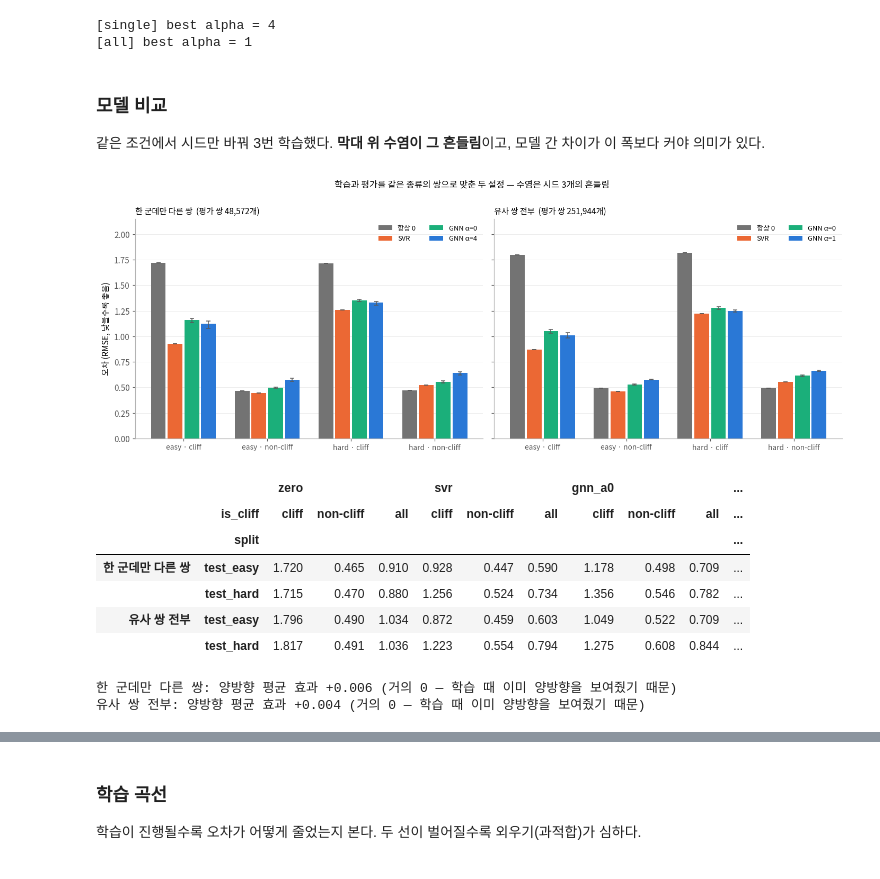
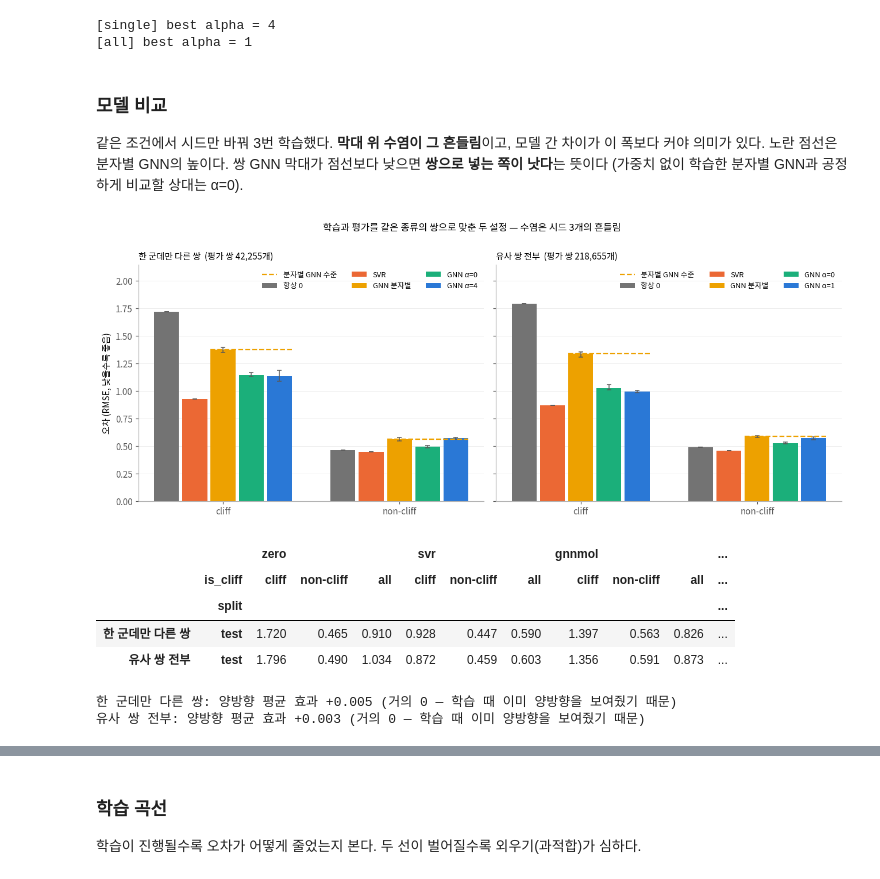
Before and after one commit to dlrudgms1234-commits/capstone, a Jupyter notebook: ac_pipeline.ipynb, the cells around one changed output, grey strips where cells are left out. Saved outputs shown, nothing was run; the diff lists cells and outputs as text; code cells hidden in the pictures.

```diff
--- a/ac_pipeline.ipynb
+++ b/ac_pipeline.ipynb
@@ -275,6 +285,6 @@ print(f'쌍 {len(pairs):,}개  |  cliff {pairs.is_cliff.sum():,}개 ({pairs.is_c
 # %%
 def sim_pairs(target):
-    """유사도 조건만 만족하는 쌍 전부 (모든 난이도). 공통 구조 계산이 없어 지문 비교만 하면 된다"""
+    """유사도 조건만 만족하는 쌍 전부 (모든 split 조합). 공통 구조 계산이 없어 지문 비교만 하면 된다"""
     path = f'{PAIRS}/{target}_simall.pkl'
     if os.path.exists(path):
         return pd.read_pickle(path)
@@ -294,7 +304,7 @@ def sim_pairs(target):
 
 # 한 군데만 다른 쌍의 편집 정보를 유사 쌍 표에 옮겨 붙인다
 info = pairs.set_index(['target', 'i', 'j'])[['edit', 'atoms_a', 'atoms_b']]
-pairs_all = pd.concat([sim_pairs(t).assign(target=t) for t in DEV_TARGETS], ignore_index=True) \
+pairs_all = keep_anchored(pd.concat([sim_pairs(t).assign(target=t) for t in DEV_TARGETS], ignore_index=True)) \
               .join(info, on=['target', 'i', 'j'])
 assert pairs_all.edit.notna().sum() == len(info), '한 군데만 다른 쌍은 모두 유사 쌍 안에 있어야 한다'
 pairs_all['edit'] = pairs_all.edit.fillna('multi')
@@ -373,12 +383,12 @@ for (r, kind), (ax_a, ax_b) in zip(rows, axes):
     ax_a.imshow(render_mol(a, ca, col)); ax_b.imshow(render_mol(b, cb, col))
     if kind == 'single':
         ax_a.set_title(f'A   단일 부위 · {r.edit}', loc='left', fontsize=9.5, color='#008300')
-        ax_b.set_title(f'B   학습 + 평가 모두 사용   |   Δ={r.delta:+.2f}', loc='left', fontsize=9.5, color='0.25')
+        ax_b.set_title(f'B   두 설정 모두에 들어감   |   Δ={r.delta:+.2f}', loc='left', fontsize=9.5, color='0.25')
     else:
         ax_a.set_title('A   multi · 바뀐 곳이 두 군데 이상', loc='left', fontsize=9.5, color='#e34948')
-        ax_b.set_title(f'B   학습에만 사용 (조각 벡터 0)   |   Δ={r.delta:+.2f}', loc='left', fontsize=9.5, color='0.25')
+        ax_b.set_title(f'B   유사 쌍 전부에만 (조각 벡터 0)   |   Δ={r.delta:+.2f}', loc='left', fontsize=9.5, color='0.25')
     for x in (ax_a, ax_b):
         x.axis('off')
-fig.suptitle('학습 쌍 확대 — 위 2쌍은 평가에도 쓰고, 아래 2쌍은 학습에만 쓴다', y=0.997, fontsize=11)
+fig.suptitle('두 설정의 차이: 위 2쌍은 두 설정 모두, 아래 2쌍은 "유사 쌍 전부"에만 포함', y=0.997, fontsize=11)
 fig.tight_layout(); plt.show()
 # %% [output]
@@ -412,7 +422,7 @@ def stacked(a_, idx, nc, cl, width=0.6):
 d = pairs.groupby(['split', 'is_cliff']).size().unstack(fill_value=0).reindex(SPLITS)
 stacked(ax[0, 0], SPLITS, d[False].values, d[True].values)
 ax[0, 0].legend(fontsize=8.5, frameon=False)
-ax[0, 0].set_title('평가 쌍의 난이도별 분포', loc='left', fontsize=10)
+ax[0, 0].set_title('쌍 split별 개수와 cliff 비율', loc='left', fontsize=10)
 
 e = pairs.groupby(['edit', 'is_cliff']).size().unstack(fill_value=0).sort_values(True, ascending=False)
 stacked(ax[0, 1], e.index, e[False].values, e[True].values, 0.55)
@@ -428,7 +438,7 @@ def ratio_bars(a_, g, xlabel, note=None, width=0.6):
     a_.yaxis.set_major_formatter(lambda v, _: f'{v:.0%}')
 
 ratio_bars(ax[1, 0], pairs.groupby('n_changed').is_cliff.agg(['size', 'mean']), '바뀐 원자 수')
-ax[1, 0].set_title('바뀐 원자가 많을수록 cliff가 되기 쉽다', loc='left', fontsize=10)
+ax[1, 0].set_title('바뀐 원자 수와 cliff 비율', loc='left', fontsize=10)
 
 rb = pd.cut(pairs.size_ratio, [0, 0.1, 0.2, 0.3, 1.0], labels=['≤10%', '10–20%', '20–30%', '>30%'])
 g = pairs.groupby(rb, observed=True).is_cliff.agg(['size', 'mean'])
@@ -436,7 +446,7 @@ ratio_bars(ax[1, 1], g, '치환기 / 분자 크기', width=0.55)
 ax[1, 1].axvline(1.5, color=MUTED, ls='--', lw=1.2)
 ax[1, 1].text(1.58, g['mean'].max() * 1.22, f'ACGCN의 20% 제한을 걸면\n{(pairs.size_ratio <= 0.2).mean():.0%}만 남는다 (쉬운 쪽에 치우침)',
               fontsize=8, color=MUTED, va='top')
-ax[1, 1].set_title('치환기가 클수록 cliff가 되기 쉽다', loc='left', fontsize=10)
+ax[1, 1].set_title('치환기 크기와 cliff 비율', loc='left', fontsize=10)
 
 for a_ in ax.ravel():
     tidy(a_); a_.grid(axis='x', visible=False)
@@ -909,15 +1291,15 @@ print(open(f'{RUNS}/train.log').read()[-3000:])
 LABEL = {'single': '한 군데만 다른 쌍', 'all': '유사 쌍 전부'}
 
 def seed_rmse(df, a, mask=None):
-    """시드 3개의 RMSE를 배열로"""
+    """시드 3개의 RMSE를 배열로. a='mol'이면 분자별 GNN"""
     d = df if mask is None else df[mask]
-    return np.array([rmse(d[f'pred_gnn_a{a}_s{s}'], d.delta) for s in SEEDS])
+    col = 'pred_gnnmol_s{}' if a == 'mol' else f'pred_gnn_a{a}_s{{}}'
+    return np.array([rmse(d[col.format(s)], d.delta) for s in SEEDS])
 
 ALPHA_TABLES, BEST = {}, {}
 for st, pset in RESULTS.items():
     v = pset[pset.split.str.startswith('val')]
     at = pd.DataFrame({str(a): {'val cliff': seed_rmse(v, a, v.is_cliff).mean(),
-                                'val cliff 폭': np.ptp(seed_rmse(v, a, v.is_cliff)),
                                 'val non-cliff': seed_rmse(v, a, ~v.is_cliff).mean(),
                                 'val all': seed_rmse(v, a).mean()} for a in ALPHAS}).T.rename_axis('alpha')
     ALPHA_TABLES[st], BEST[st] = at, at['val cliff'].idxmin()
@@ -934,40 +1316,46 @@ for st, pset in RESULTS.items():
 
 같은 조건에서 시드만 바꿔 3번 학습했다. **막대 위 수염이 그 흔들림**이고,
 모델 간 차이가 이 폭보다 커야 의미가 있다.
+노란 점선은 분자별 GNN의 높이다. 쌍 GNN 막대가 점선보다 낮으면 **쌍으로 넣는 쪽이 낫다**는 뜻이다
+(가중치 없이 학습한 분자별 GNN과 공정하게 비교할 상대는 α=0).
 # %%
-GROUPS = [('test_easy', True, 'easy · cliff'), ('test_easy', False, 'easy · non-cliff'),
-          ('test_hard', True, 'hard · cliff'), ('test_hard', False, 'hard · non-cliff')]
+GROUPS = [('test', True, 'cliff'), ('test', False, 'non-cliff')]
 
-fig, axes = plt.subplots(1, 2, figsize=(13, 4.8), sharey=True)
+fig, axes = plt.subplots(1, 2, figsize=(12, 4.8), sharey=True)
 for a_, (st, pset) in zip(axes, RESULTS.items()):
-    bars = [('base', 'zero', MUTED, '항상 0'), ('base', 'svr', C2, 'SVR'),
+    bars = [('base', 'zero', MUTED, '항상 0'), ('base', 'svr', C2, 'SVR'), ('gnn', 'mol', C4, 'GNN 분자별'),
             ('gnn', 0, C3, 'GNN α=0'), ('gnn', BEST[st], C1, f'GNN α={BEST[st]}')]
-    w = 0.2
+    w = 0.16
     for k_, (kind, key, col, lbl) in enumerate(bars):
         v, lo, hi = [], [], []
         for sp, cl, _ in GROUPS:
             d = pset[pset.split == sp]
             m = d.is_cliff if cl else ~d.is_cliff
             if kind == 'base':
                 v.append(rmse(d[m][f'pred_{key}'], d[m].delta)); lo.append(0); hi.append(0)
             else:
                 s = seed_rmse(d, key, m)
                 v.append(s.mean()); lo.append(s.mean() - s.min()); hi.append(s.max() - s.mean())
-        a_.bar(np.arange(4) + (k_ - 1.5) * w, v, w * 0.88, color=col, label=lbl, zorder=2,
+        a_.bar(np.arange(len(GROUPS)) + (k_ - 2) * w, v, w * 0.88, color=col, label=lbl, zorder=2,
                yerr=[lo, hi], capsize=2.5, error_kw=dict(elinewidth=1, ecolor='0.35'))
-    a_.set(xticks=range(4), ylim=(0, 2.15))
-    a_.set_xticklabels([g[2] for g in GROUPS], fontsize=9)
+        if key == 'mol':
+            mol_v = v
+    for g_, mv in enumerate(mol_v):   # 분자별 GNN 높이를 쌍 GNN 막대 위로 연장 → 점선보다 낮으면 쌍 입력이 낫다
+        a_.hlines(mv, g_ - w * 0.44, g_ + 2 * w + w * 0.44, colors=C4, linestyles='--', lw=1.5, zorder=3,
+                  label='분자별 GNN 수준' if g_ == 0 else None)
+    a_.set(xticks=range(len(GROUPS)), ylim=(0, 2.15))
+    a_.set_xticklabels([g[2] for g in GROUPS], fontsize=10)
     a_.set_title(f'{LABEL[st]}  (평가 쌍 {len(pset[pset.split.str.startswith("test")]):,}개)', loc='left', fontsize=10)
-    a_.legend(fontsize=8.5, frameon=False, ncol=2)   # α가 설정마다 달라 패널마다 따로 단다
+    a_.legend(fontsize=8.5, frameon=False, ncol=3)   # α가 설정마다 달라 패널마다 따로 단다
     a_.grid(axis='x', visible=False); tidy(a_)
 axes[0].set_ylabel('오차 (RMSE, 낮을수록 좋음)')
 fig.suptitle('학습과 평가를 같은 종류의 쌍으로 맞춘 두 설정 — 수염은 시드 3개의 흔들림', y=1.0, fontsize=11)
 fig.tight_layout(); plt.show()
 # %% [output]
-[figure, old version]
+[figure, new version]
 # %%
-MODELS = ['zero', 'svr', 'gnn_a0', 'gnn_best']
-display(pd.concat({LABEL[st]: pd.concat({m: rmse_table(pset, f'pred_{m}').loc[['test_easy', 'test_hard']]
+MODELS = ['zero', 'svr', 'gnnmol', 'gnn_a0', 'gnn_best']
+display(pd.concat({LABEL[st]: pd.concat({m: rmse_table(pset, f'pred_{m}').loc[['test']]
                                          for m in MODELS}, axis=1)
                    for st, pset in RESULTS.items()}).round(3))
 for st, pset in RESULTS.items():
@@ -975,12 +1363,10 @@ for st, pset in RESULTS.items():
     d_ = rmse(t_.pred_gnn_best_fwd, t_.delta) - rmse(t_.pred_gnn_best, t_.delta)
     print(f'{LABEL[st]}: 양방향 평균 효과 {d_:+.3f} (거의 0 — 학습 때 이미 양방향을 보여줬기 때문)')
 # %% [output]
-|  |  | zero |  |  | svr |  |  | gnn_a0 |  |  | ... |
+|  |  | zero |  |  | svr |  |  | gnnmol |  |  | ... |
 |  | is_cliff | cliff | non-cliff | all | cliff | non-cliff | all | cliff | non-cliff | all | ... |
 |  | split |  |  |  |  |  |  |  |  |  | ... |
-| 한 군데만 다른 쌍 | test_easy | 1.720 | 0.465 | 0.910 | 0.928 | 0.447 | 0.590 | 1.178 | 0.498 | 0.709 | ... |
-|  | test_hard | 1.715 | 0.470 | 0.880 | 1.256 | 0.524 | 0.734 | 1.356 | 0.546 | 0.782 | ... |
-| 유사 쌍 전부 | test_easy | 1.796 | 0.490 | 1.034 | 0.872 | 0.459 | 0.603 | 1.049 | 0.522 | 0.709 | ... |
-|  | test_hard | 1.817 | 0.491 | 1.036 | 1.223 | 0.554 | 0.794 | 1.275 | 0.608 | 0.844 | ... |
+| 한 군데만 다른 쌍 | test | 1.720 | 0.465 | 0.910 | 0.928 | 0.447 | 0.590 | 1.397 | 0.563 | 0.826 | ... |
+| 유사 쌍 전부 | test | 1.796 | 0.490 | 1.034 | 0.872 | 0.459 | 0.603 | 1.356 | 0.591 | 0.873 | ... |
-한 군데만 다른 쌍: 양방향 평균 효과 +0.006 (거의 0 — 학습 때 이미 양방향을 보여줬기 때문)
-유사 쌍 전부: 양방향 평균 효과 +0.004 (거의 0 — 학습 때 이미 양방향을 보여줬기 때문)
+한 군데만 다른 쌍: 양방향 평균 효과 +0.005 (거의 0 — 학습 때 이미 양방향을 보여줬기 때문)
+유사 쌍 전부: 양방향 평균 효과 +0.003 (거의 0 — 학습 때 이미 양방향을 보여줬기 때문)
```
Also changed, not shown: parts of 39 cells of this notebook, 1 other file.
